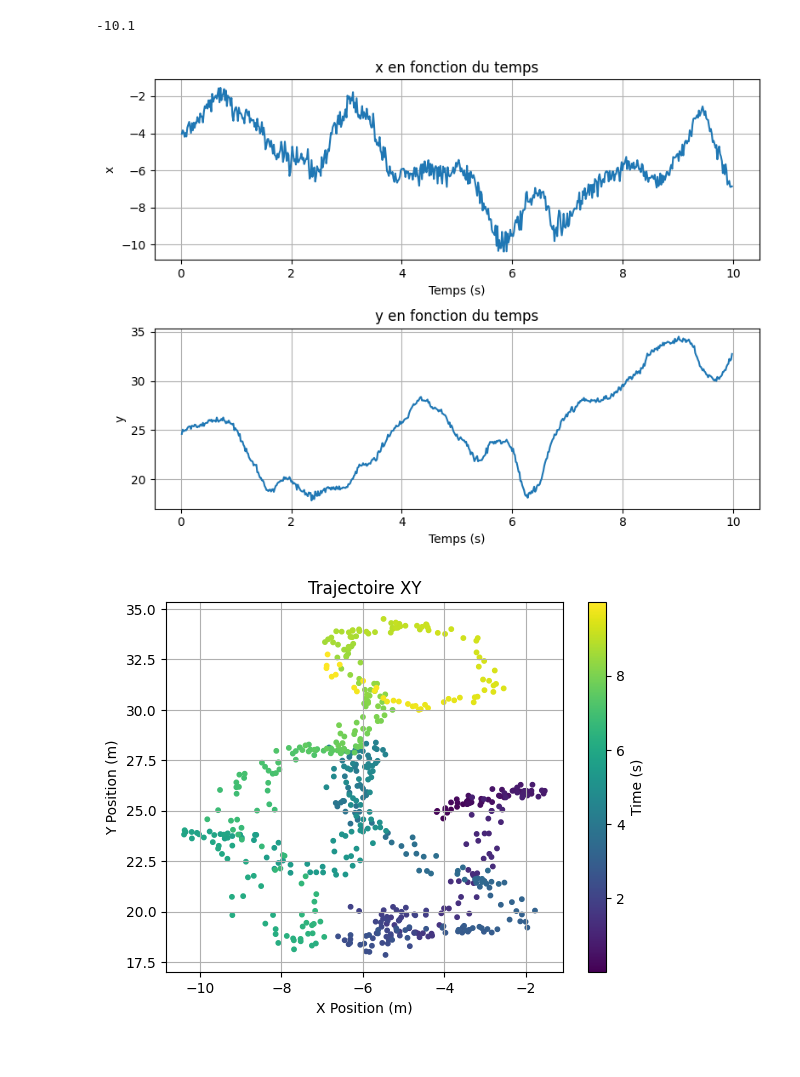
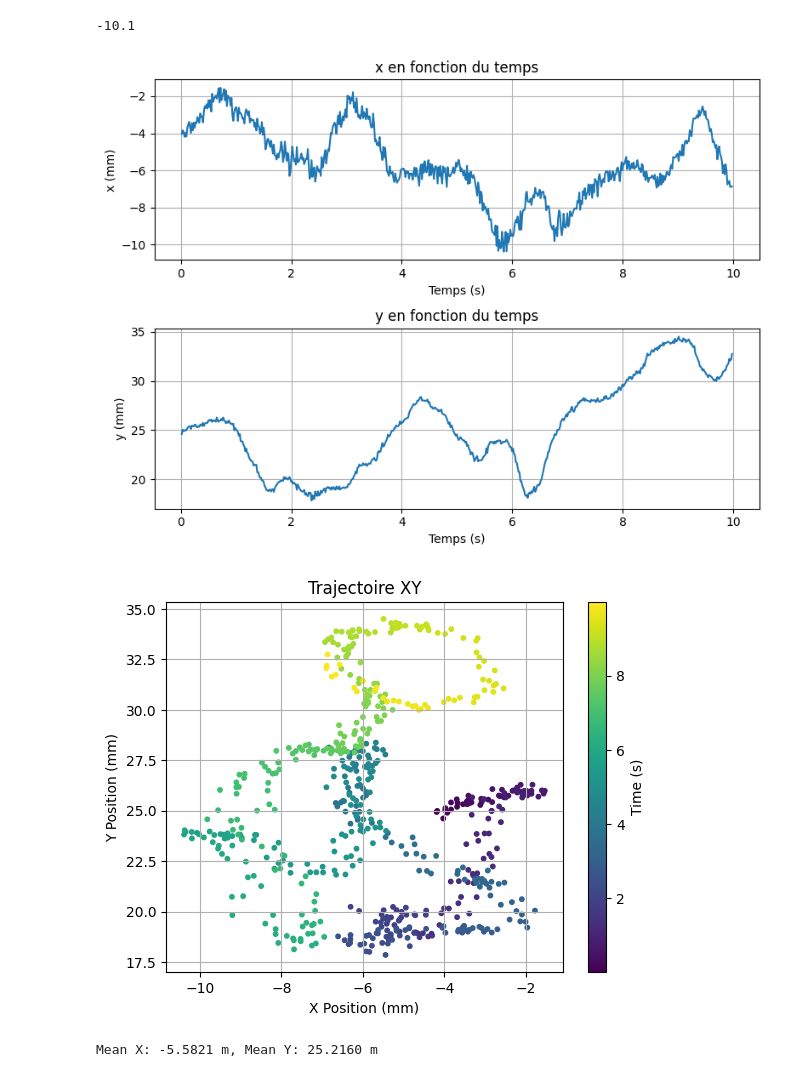
Before and after one commit to KellyLuo-O/stabilometry_project_2026, a Jupyter notebook: scripts/platform_stabilogram.ipynb, the cells around one changed output. Drawn from its saved outputs; the diff is of its cells as text; code cells hidden in the pictures.

```diff
--- a/scripts/platform_stabilogram.ipynb
+++ b/scripts/platform_stabilogram.ipynb
@@ -67,35 +70,41 @@ y_pos = y_pos[positive_time]
 # %%
 # ---- Plot X(t) et Y(t) ----
 plt.figure(figsize=(8, 6))
 
 plt.subplot(2, 1, 1)
 plt.plot(times, x_pos)
 plt.xlabel("Temps (s)")
-plt.ylabel("x")
+plt.ylabel("x (mm)")
 plt.title("x en fonction du temps")
 plt.grid(True)
 
 plt.subplot(2, 1, 2)
 plt.plot(times, y_pos)
 plt.xlabel("Temps (s)")
-plt.ylabel("y")
+plt.ylabel("y (mm)")
 plt.title("y en fonction du temps")
 plt.grid(True)
 
 plt.tight_layout()
 plt.show()
 
 
 plt.figure()
 sc = plt.scatter(x_pos, y_pos, c=times, cmap='viridis', s=10)
-plt.xlabel("X Position (m)")
-plt.ylabel("Y Position (m)")
+plt.xlabel("X Position (mm)")
+plt.ylabel("Y Position (mm)")
 plt.title("Trajectoire XY")
 plt.grid()
 
 cbar = plt.colorbar(sc)
 cbar.set_label("Time (s)")
 plt.show()
 # %% [output]
-[figure, old version]
+[figure, new version]
-[figure, old version]
+[figure, new version]
+# %%
+x_mean = np.mean(x_pos)
+y_mean = np.mean(y_pos)
+print(f"Mean X: {x_mean:.4f} m, Mean Y: {y_mean:.4f} m")
+# %% [output]
+Mean X: -5.5821 m, Mean Y: 25.2160 m
```
Also changed, not shown: parts of 10 cells of this notebook, 26 other files.
